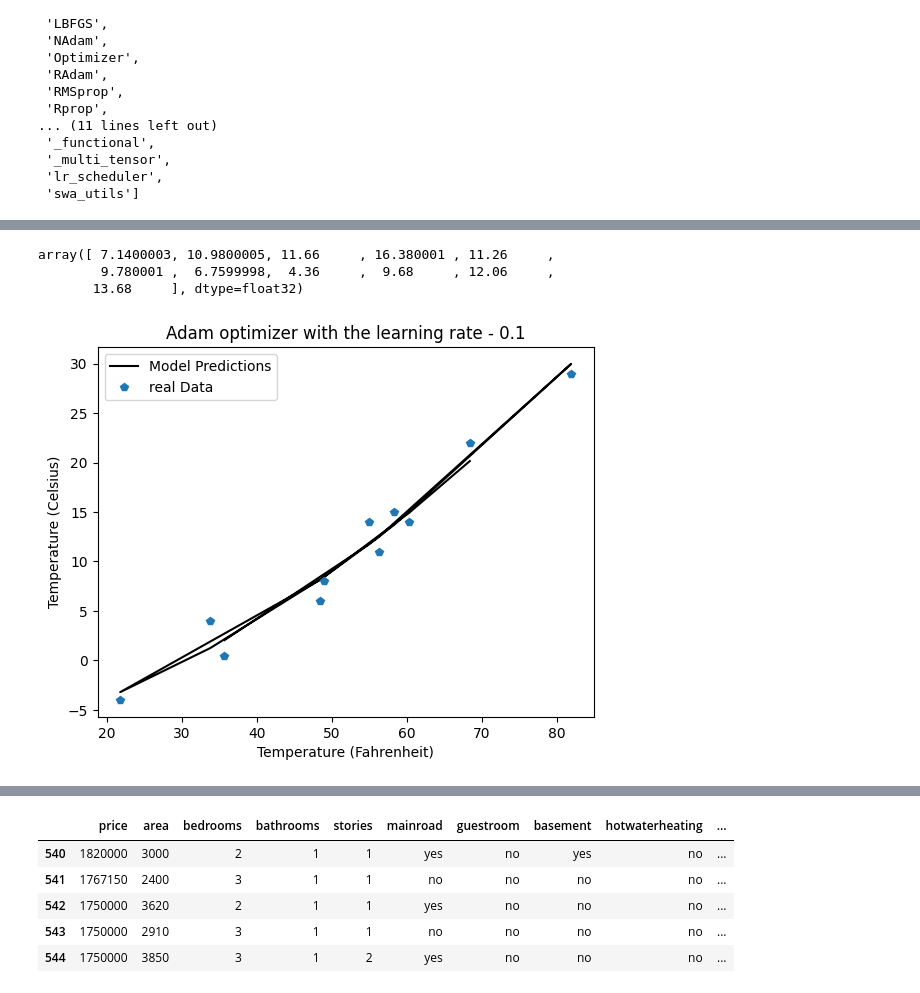
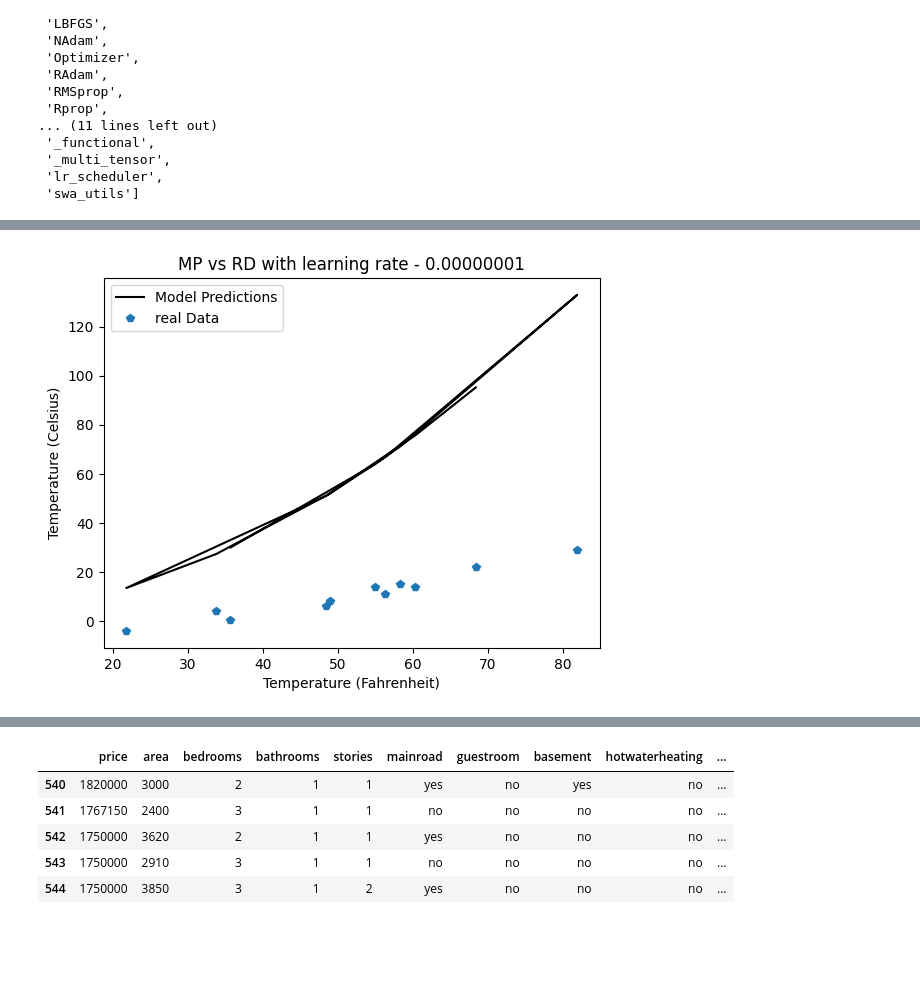
Before and after one commit to saivenkat2309/ML_A1, a Jupyter notebook: Ass_5.ipynb, the cells around one changed output, grey strips where cells are left out. Saved outputs shown, nothing was run; the diff lists cells and outputs as text; code cells hidden in the pictures; blank space fills up the shorter version.

```diff
--- a/Ass_5.ipynb
+++ b/Ass_5.ipynb
@@ -92,11 +244,11 @@ plt.show()# to show the plot
 # %%
-t_un = 0.2 * t_u
+t_un =0.1* t_u
 params = torch.tensor([2.0,2.0,1.0], requires_grad=True)
-learning_rate = 0.1
-optimizer = optim.Adam([params], lr = learning_rate)
+learning_rate = 0.00000001
+optimizer = optim.SGD([params], lr = learning_rate)
 
 training_loop(
-    n_epochs=5800,
+    n_epochs=6700,
     optimizer = optimizer,
     params = params,
     t_u = t_un,
@@ -117,18 +271,13 @@ tensor([ 0.8101,  0.0941, -8.5341], requires_grad=True)
-# %%
-t_un.numpy()
-# %% [output]
-array([ 7.1400003, 10.9800005, 11.66     , 16.380001 , 11.26     ,
-        9.780001 ,  6.7599998,  4.36     ,  9.68     , 12.06     ,
-       13.68     ], dtype=float32)
 # %%
 t_p = model(t_un, *params)
 plt.figure()
 plt.xlabel('Temperature (Fahrenheit)')# set lable on x axis
-plt.ylabel('Temperature (Celsius)')#set lable on y axis
+plt.ylabel('Temperature (Celsius)')# set lable on y axis
 plt.plot(t_u.numpy(), t_p.detach().numpy(), color='black', label='Model Predictions')
-plt.plot(t_u.numpy(), t_c.numpy(), 'p', label='real Data')# Plot the real data as points
-plt.title("Adam optimizer with the learning rate - 0.1")
+# Plot the real data as points
+plt.plot(t_u.numpy(), t_c.numpy(), 'p', label='real Data')
+plt.title("MP vs RD with learning rate - 0.00000001")
 plt.legend()
-plt.show()# display the plot
+plt.show()# dosplay the plots
 # %% [output]
-[figure, old version]
+[figure, new version]
```
Also changed, not shown: parts of 100 cells of this notebook.
